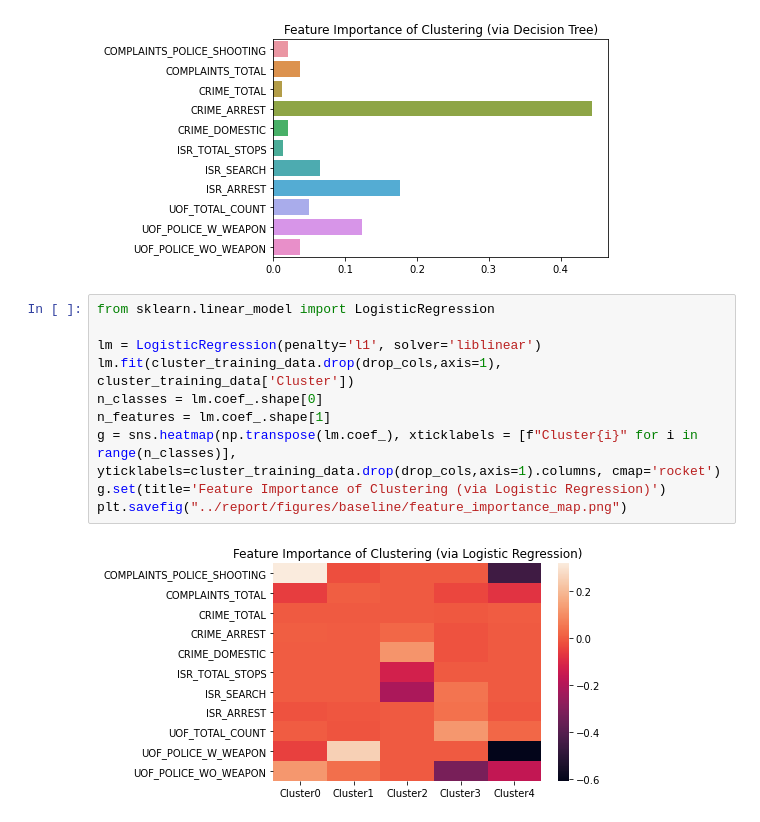
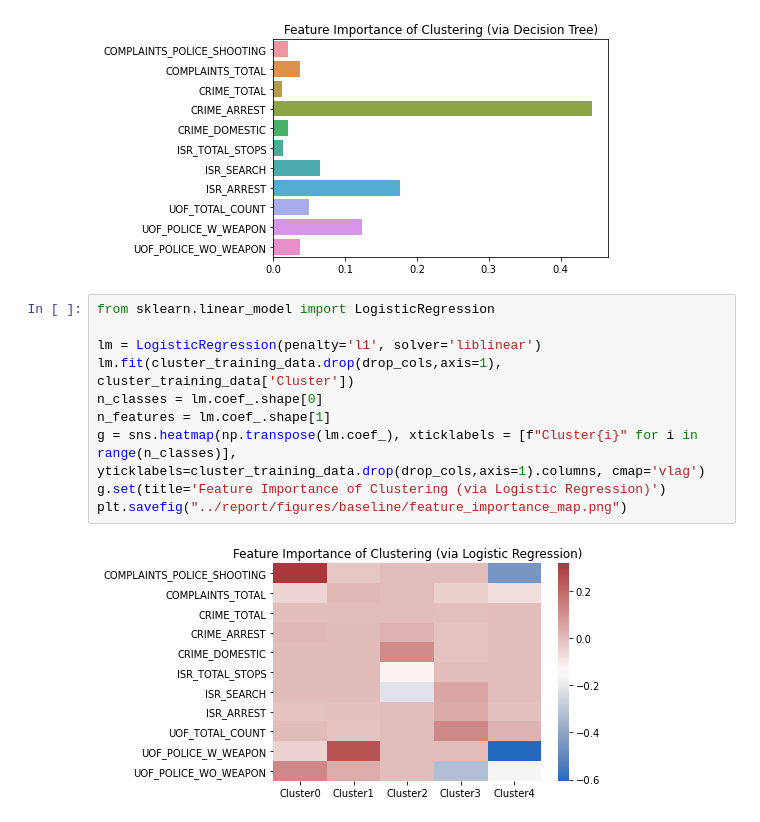
Before and after one commit to colevfrank/254_ML_IL_Crime, a Jupyter notebook: clustering/Baseline Clustering Analysis.ipynb, the cells around one changed output. Saved outputs shown, nothing was run; the diff lists cells and outputs as text.

Commit message:
update colormap on figure

```diff
--- a/clustering/Baseline Clustering Analysis.ipynb
+++ b/clustering/Baseline Clustering Analysis.ipynb
@@ -184,12 +184,12 @@ plt.savefig("../report/figures/baseline/feature_importance_bar.png")
 # %%
 from sklearn.linear_model import LogisticRegression
 
 lm = LogisticRegression(penalty='l1', solver='liblinear')
 lm.fit(cluster_training_data.drop(drop_cols,axis=1), cluster_training_data['Cluster'])
 n_classes = lm.coef_.shape[0]
 n_features = lm.coef_.shape[1]
-g = sns.heatmap(np.transpose(lm.coef_), xticklabels = [f"Cluster{i}" for i in range(n_classes)], yticklabels=cluster_training_data.drop(drop_cols,axis=1).columns, cmap='rocket')
+g = sns.heatmap(np.transpose(lm.coef_), xticklabels = [f"Cluster{i}" for i in range(n_classes)], yticklabels=cluster_training_data.drop(drop_cols,axis=1).columns, cmap='vlag')
 g.set(title='Feature Importance of Clustering (via Logistic Regression)')
 plt.savefig("../report/figures/baseline/feature_importance_map.png")
 # %% [output]
-[figure, old version]
+[figure, new version]
```
Also changed, not shown: 1 other file.
